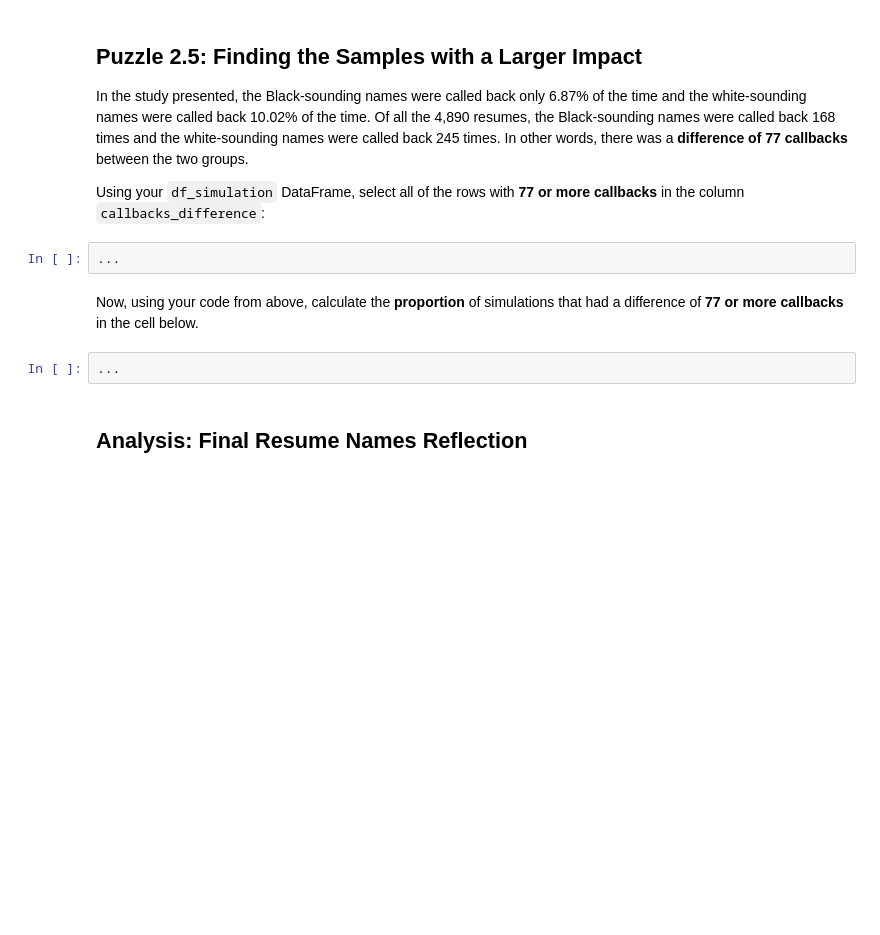
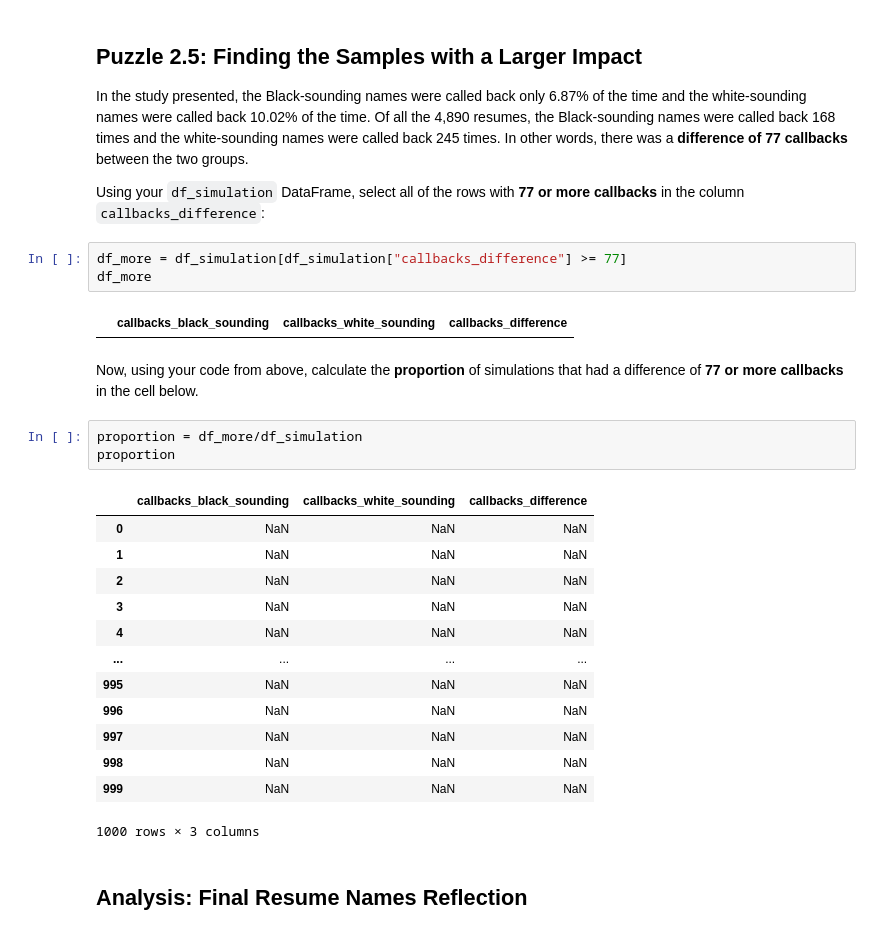
Before and after one commit to 168904578/hongyuq2, a Jupyter notebook: lab_justice/lab_justice.ipynb, the cells around one changed output. Saved outputs shown, nothing was run; the diff lists cells and outputs as text; blank space fills up the shorter version.

```diff
--- a/lab_justice/lab_justice.ipynb
+++ b/lab_justice/lab_justice.ipynb
@@ -350,12 +486,30 @@ print(f"{tada} All tests passed! {tada}")
 In the study presented, the Black-sounding names were called back only 6.87% of the time and the white-sounding names were called back 10.02% of the time.  Of all the 4,890 resumes, the Black-sounding names were called back 168 times and the white-sounding names were called back 245 times. In other words, there was a **difference of 77 callbacks** between the two groups.
 
 Using your `df_simulation` DataFrame, select all of the rows with **77 or more callbacks** in the column `callbacks_difference`:
-# %%
-...
+# %%
+df_more = df_simulation[df_simulation["callbacks_difference"] >= 77]
+df_more
+# %% [output]
+|  | callbacks_black_sounding | callbacks_white_sounding | callbacks_difference |
 # %% [markdown]
 Now, using your code from above, calculate the **proportion** of simulations that had a difference of **77 or more callbacks** in the cell below.
-# %%
-...
+# %%
+proportion = df_more/df_simulation
+proportion
+# %% [output]
+|  | callbacks_black_sounding | callbacks_white_sounding | callbacks_difference |
+| 0 | NaN | NaN | NaN |
+| 1 | NaN | NaN | NaN |
+| 2 | NaN | NaN | NaN |
+| 3 | NaN | NaN | NaN |
+| 4 | NaN | NaN | NaN |
+| ... | ... | ... | ... |
+| 995 | NaN | NaN | NaN |
+| 996 | NaN | NaN | NaN |
+| 997 | NaN | NaN | NaN |
+| 998 | NaN | NaN | NaN |
+| 999 | NaN | NaN | NaN |
+1000 rows × 3 columns
 # %% [markdown]
 ## Analysis: Final Resume Names Reflection
 # %% [markdown]
```
Also changed, not shown: parts of 40 cells of this notebook, 2 other files.
